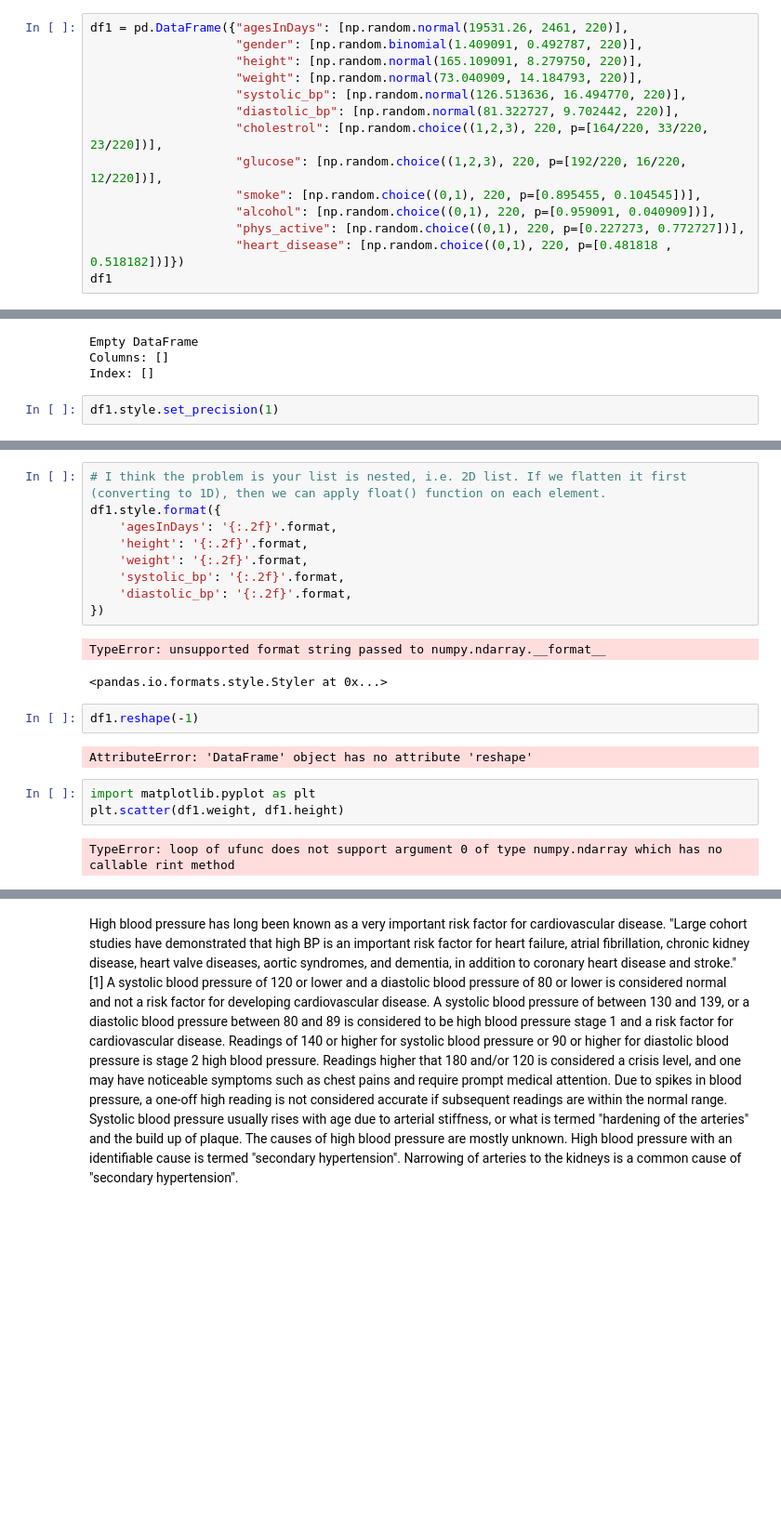
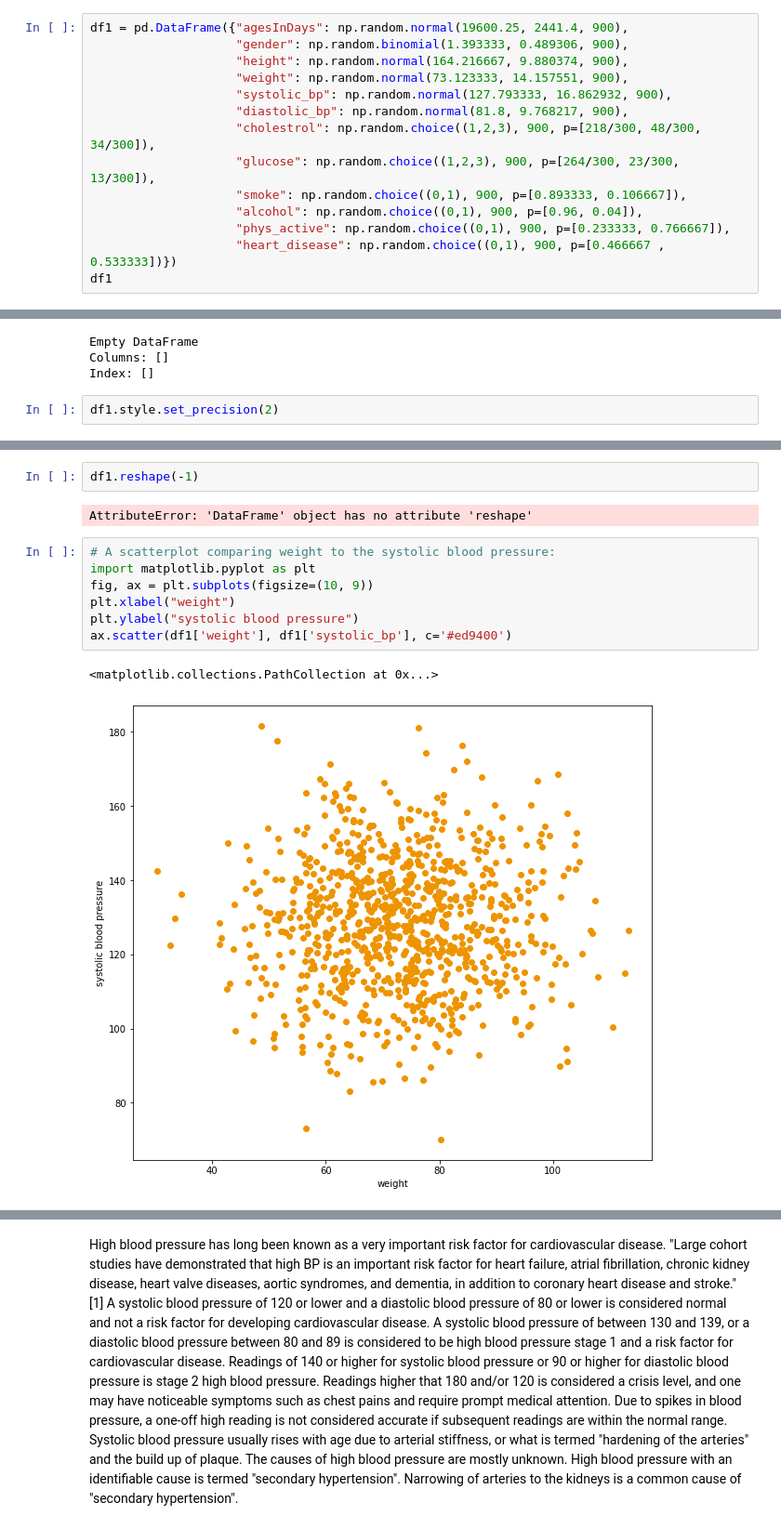
Before and after one commit to Ruairi8/ProgForDA_Project, a Jupyter notebook: Untitled.ipynb, the cells around one changed output, grey strips where cells are left out. Shown: that part at 93% size. Saved outputs shown, nothing was run; the diff lists cells and outputs as text; blank space fills up the shorter version.

```diff
--- a/Untitled.ipynb
+++ b/Untitled.ipynb
@@ -22,18 +22,18 @@ physicallyActive = np.random.choice((0,1), 300, p=[0.233333, 0.766667])
 heart_disease = np.random.choice((0,1), 300, p=[0.466667 , 0.533333])
 #ptint(heart_disease)
 # %%
-df1 = pd.DataFrame({"agesInDays": [np.random.normal(19531.26, 2461, 220)],
-                    "gender": [np.random.binomial(1.409091, 0.492787, 220)],
-                    "height": [np.random.normal(165.109091, 8.279750, 220)],
-                    "weight": [np.random.normal(73.040909, 14.184793, 220)],
-                    "systolic_bp": [np.random.normal(126.513636, 16.494770, 220)],
-                    "diastolic_bp": [np.random.normal(81.322727, 9.702442, 220)],
-                    "cholestrol": [np.random.choice((1,2,3), 220, p=[164/220, 33/220, 23/220])],
-                    "glucose": [np.random.choice((1,2,3), 220, p=[192/220, 16/220, 12/220])],
-                    "smoke": [np.random.choice((0,1), 220, p=[0.895455, 0.104545])],
-                    "alcohol": [np.random.choice((0,1), 220, p=[0.959091, 0.040909])],
-                    "phys_active": [np.random.choice((0,1), 220, p=[0.227273, 0.772727])],
-                    "heart_disease": [np.random.choice((0,1), 220, p=[0.481818 , 0.518182])]})
+df1 = pd.DataFrame({"agesInDays": np.random.normal(19600.25, 2441.4, 900),
+                    "gender": np.random.binomial(1.393333, 0.489306, 900),
+                    "height": np.random.normal(164.216667, 9.880374, 900),
+                    "weight": np.random.normal(73.123333, 14.157551, 900),
+                    "systolic_bp": np.random.normal(127.793333, 16.862932, 900),
+                    "diastolic_bp": np.random.normal(81.8, 9.768217, 900),
+                    "cholestrol": np.random.choice((1,2,3), 900, p=[218/300, 48/300, 34/300]),
+                    "glucose": np.random.choice((1,2,3), 900, p=[264/300, 23/300, 13/300]),
+                    "smoke": np.random.choice((0,1), 900, p=[0.893333, 0.106667]),
+                    "alcohol": np.random.choice((0,1), 900, p=[0.96, 0.04]),
+                    "phys_active": np.random.choice((0,1), 900, p=[0.233333, 0.766667]),
+                    "heart_disease": np.random.choice((0,1), 900, p=[0.466667 , 0.533333])})
 df1
 # %% [output]
 |  | agesInDays | gender | height | weight | systolic_bp | diastolic_bp | cholestrol | glucose | smoke | ... |
@@ -92,28 +103,21 @@ Empty DataFrame
 Columns: []
 Index: []
 # %%
-df1.style.set_precision(1)
+df1.style.set_precision(2)
 # %% [output]
 |  | agesInDays | gender | height | weight | systolic_bp | diastolic_bp | cholestrol | glucose | smoke | ... |
 | 0 | [22307.2671922 18641.44154068 212... | [0 0 1 0 0 1 0 1 1 0 0 0 1 1 0 0 ... | [159.21671283 178.12619289 148.06... | [ 70.11643286 63.30225715 93.2375... | [112.23479954 131.48683869 121.95... | [ 92.78396499 75.90435378 92.0609... | [1 1 3 1 1 1 3 1 3 1 1 1 3 2 2 1 ... | [1 1 1 1 2 1 1 1 1 1 1 1 1 1 1 1 ... | [0 0 0 0 0 0 0 0 0 0 1 0 0 0 1 1 ... | ... |
-# %%
-# I think the problem is your list is nested, i.e. 2D list. If we flatten it first (converting to 1D), then we can apply float() function on each element.
-df1.style.format({
-    'agesInDays': '{:.2f}'.format,
-    'height': '{:.2f}'.format,
-    'weight': '{:.2f}'.format,
-    'systolic_bp': '{:.2f}'.format,
-    'diastolic_bp': '{:.2f}'.format,
-})
-# %% [output]
-TypeError: unsupported format string passed to numpy.ndarray.__format__
-<pandas.io.formats.style.Styler at 0x...>
 # %%
 df1.reshape(-1)
 # %% [output]
 AttributeError: 'DataFrame' object has no attribute 'reshape'
-# %%
-import matplotlib.pyplot as plt
-plt.scatter(df1.weight, df1.height)
-# %% [output]
-TypeError: loop of ufunc does not support argument 0 of type numpy.ndarray which has no callable rint method
+# %%
+# A scatterplot comparing weight to the systolic blood pressure:
+import matplotlib.pyplot as plt
+fig, ax = plt.subplots(figsize=(10, 9))
+plt.xlabel("weight")
+plt.ylabel("systolic blood pressure")
+ax.scatter(df1['weight'], df1['systolic_bp'], c='#ed9400')
+# %% [output]
+<matplotlib.collections.PathCollection at 0x...>
+[figure, added]
```
Also changed, not shown: parts of 11 cells of this notebook.
